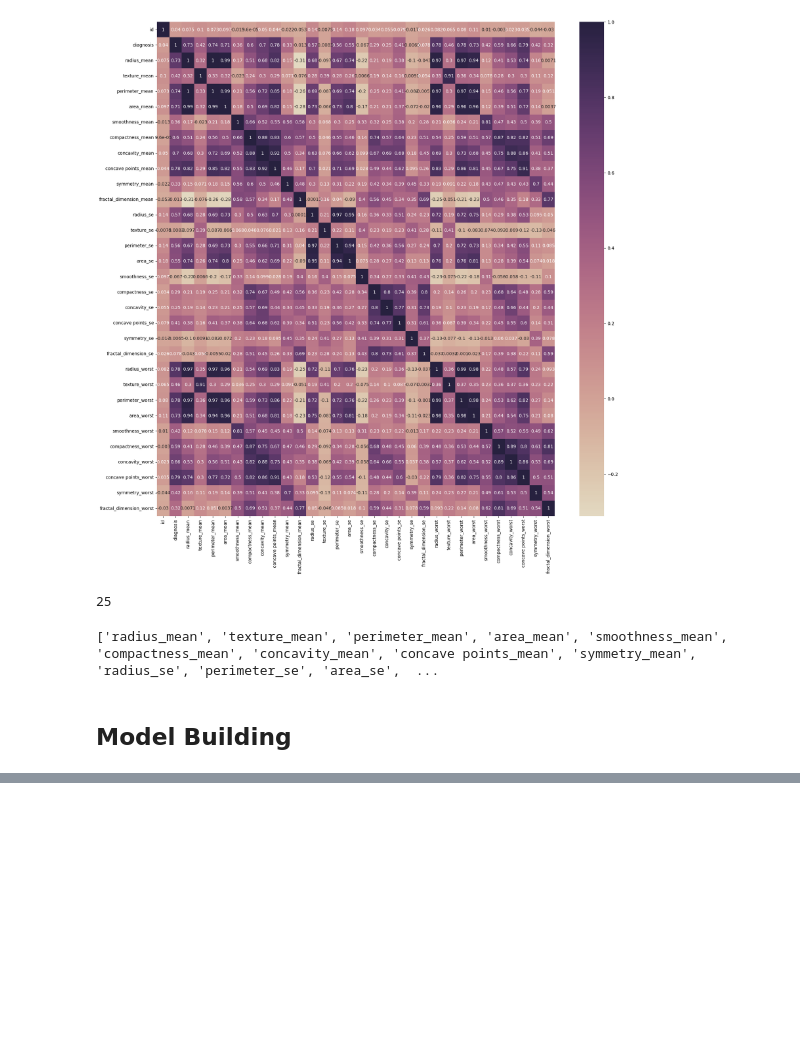
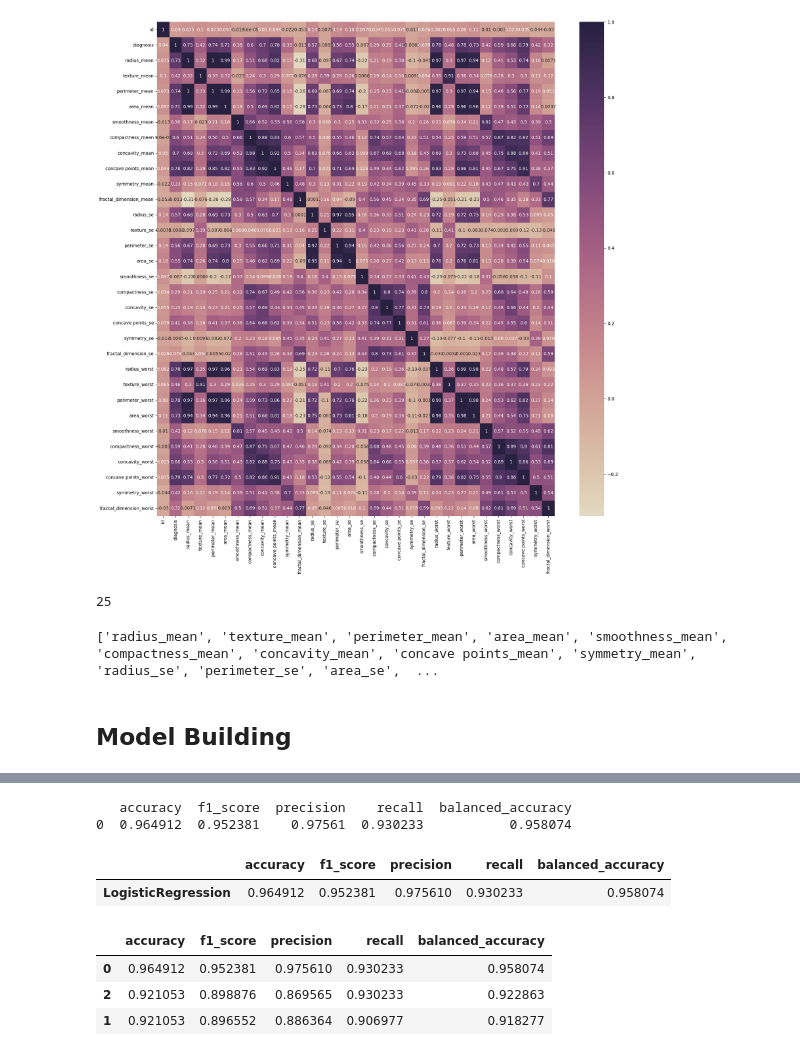
Before and after one commit to Emily-Ngahu/Predicting-Cancer-Diagnosis-using-Classification-Models, a Jupyter notebook: Breast_cancer_classification.ipynb, the cells around one changed output, grey strips where cells are left out. Saved outputs shown, nothing was run; the diff lists cells and outputs as text; code cells hidden in the pictures; blank space fills up the shorter version.

Commit message:
Model building

```diff
--- a/Breast_cancer_classification.ipynb
+++ b/Breast_cancer_classification.ipynb
@@ -271,0 +302,25 @@ https://www.kaggle.com/code/fareselmenshawii/breast-cancer-various-models
+# %%
+def train_evaluate_model(model, X_train, y_train, X_test,y_test):
+    '''
+    Keyword arguments:
+    X -- Training data
+    y -- Traing labels
+
+    returns a dataframe for evaluating metrics
+    '''
+
+    model.fit(X_train, y_train)  #fit the model instance
+
+
+    predictions = model.predict(X_test) # calculate predictions
+
+    #compute metrics for evaluation
+    accuracy = accuracy_score(y_test, predictions)
+    f1 = f1_score(y_test, predictions)
+    precision = precision_score(y_test, predictions)
+    recall = recall_score(y_test, predictions)
+    balanced_accuracy = balanced_accuracy_score(y_test, predictions)
+
+    #create a dataframe to visualize the results
+    eval_df = pd.DataFrame([[accuracy, f1, precision, recall, balanced_accuracy]], columns=['accuracy', 'f1_score', 'precision', 'recall', 'balanced_accuracy'])
+    return eval_df
@@ -271,0 +329,4 @@ https://www.kaggle.com/code/fareselmenshawii/breast-cancer-various-models
+# %%
+lg = LogisticRegression()
+
+results = train_evaluate_model(lg, X_train, y_train, X_test, y_test)
@@ -271,0 +341,27 @@ https://www.kaggle.com/code/fareselmenshawii/breast-cancer-various-models
+# %%
+print(results)
+# %% [output]
+   accuracy  f1_score  precision    recall  balanced_accuracy
+0  0.964912  0.952381    0.97561  0.930233           0.958074
+# %%
+results.index = ['LogisticRegression']
+# %%
+results.sort_values(by='f1_score',ascending=False).style.background_gradient(cmap = sns.color_palette("ch:s=-.2,r=.6", as_cmap=True))
+# %% [output]
+|  | accuracy | f1_score | precision | recall | balanced_accuracy |
+| LogisticRegression | 0.964912 | 0.952381 | 0.975610 | 0.930233 | 0.958074 |
+# %%
+decision_tree = DecisionTreeClassifier()
+decision_tree_results = train_evaluate_model(decision_tree,X_train, y_train, X_test, y_test)
+
+decision_tree_results.index = ['DecisionTree']
+
+# Replace `results.append(decision_tree_results)` with the following:
+results = pd.concat([results, decision_tree_results], ignore_index=True)
+# %%
+results.sort_values(by='f1_score',ascending=False).style.background_gradient(cmap = sns.color_palette("ch:s=-.2,r=.6", as_cmap=True))
+# %% [output]
+|  | accuracy | f1_score | precision | recall | balanced_accuracy |
+| 0 | 0.964912 | 0.952381 | 0.975610 | 0.930233 | 0.958074 |
+| 2 | 0.921053 | 0.898876 | 0.869565 | 0.930233 | 0.922863 |
+| 1 | 0.921053 | 0.896552 | 0.886364 | 0.906977 | 0.918277 |
```
Also changed, not shown: parts of 6 cells of this notebook.
